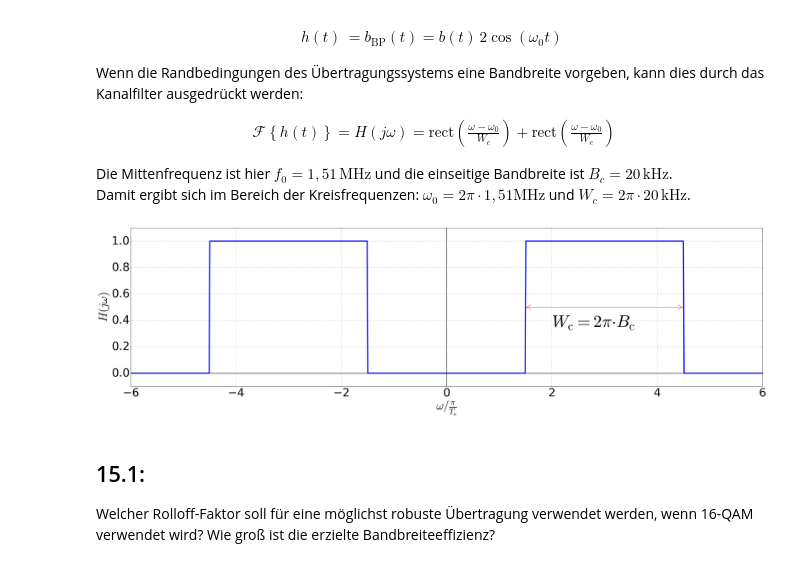
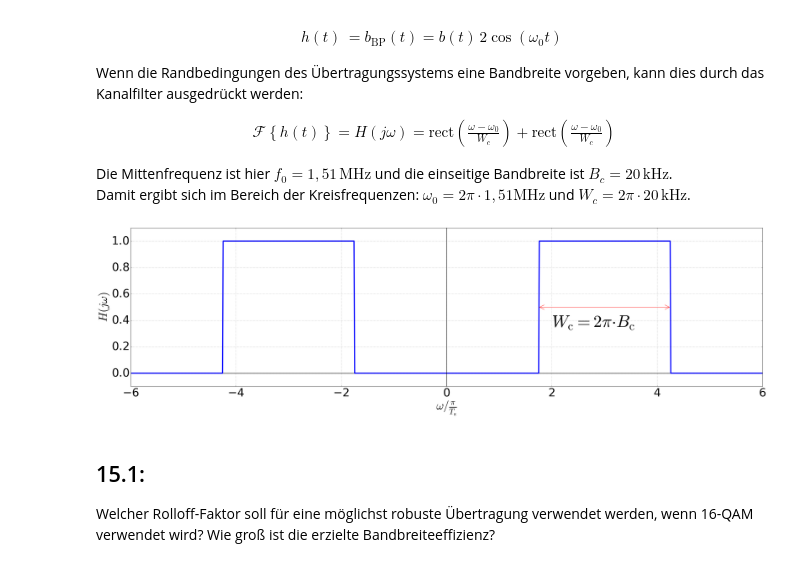
Before and after one commit to fgnt/nachrichtentechnik, a Jupyter notebook: notebooks/Uebungen/A15_Pulsamplitudenmodulation_I.ipynb, the cells around one changed output. Saved outputs shown, nothing was run; the diff lists cells and outputs as text; code cells hidden in the pictures.

```diff
--- a/notebooks/Uebungen/A15_Pulsamplitudenmodulation_I.ipynb
+++ b/notebooks/Uebungen/A15_Pulsamplitudenmodulation_I.ipynb
@@ -40,7 +41,7 @@ omega = np.linspace(-6*pi/T_s, 6*pi/T_s, 1000)
 omega_0 = 3*np.pi/T_s
 om_0 = omega_0*T_s/np.pi
 
-W_c = 3*np.pi/T_s
+W_c = 1.25*2*np.pi/T_s
 # %% [markdown]
 ## Vorbemerkungen
 Für eine Bandpassübertragung sind die Signale zwischen Sender- und Empfänger ebenfalls im Bandpassbereich zu sehen.
@@ -68,14 +69,15 @@ Damit ergibt sich im Bereich der Kreisfrequenzen: $\omega_0 = 2\pi\cdot 1,51\mat
 # %%
 H_BP = rect(omega + omega_0, W_c) + rect(omega - omega_0, W_c)
 
 # Annotationen
+w_norm = W_c*T_s/(2*np.pi)
 plot_spectrum(omega, H_BP, T_s=T_s, y_label=r'$H(j\omega)$')
-plt.annotate('', (om_0-1.5, 0.5), (om_0+1.5, 0.5),
+plt.annotate('', (om_0-w_norm, 0.5), (om_0+w_norm, 0.5),
              arrowprops={'arrowstyle':'<->','color':'r'});
 plt.text(om_0-1, 0.35, r'$W_\mathrm{c}= 2\pi {\cdot} B_\mathrm{c}$',
          fontsize=60);
 # %% [output]
-[figure, old version]
+[figure, new version]
 # %% [markdown]
 ## 15.1:
 Welcher Rolloff-Faktor soll für eine möglichst robuste Übertragung verwendet werden, wenn 16-QAM verwendet wird? Wie groß ist die erzielte Bandbreiteeffizienz?
```
Also changed, not shown: parts of 13 cells of this notebook, 2 other files.
